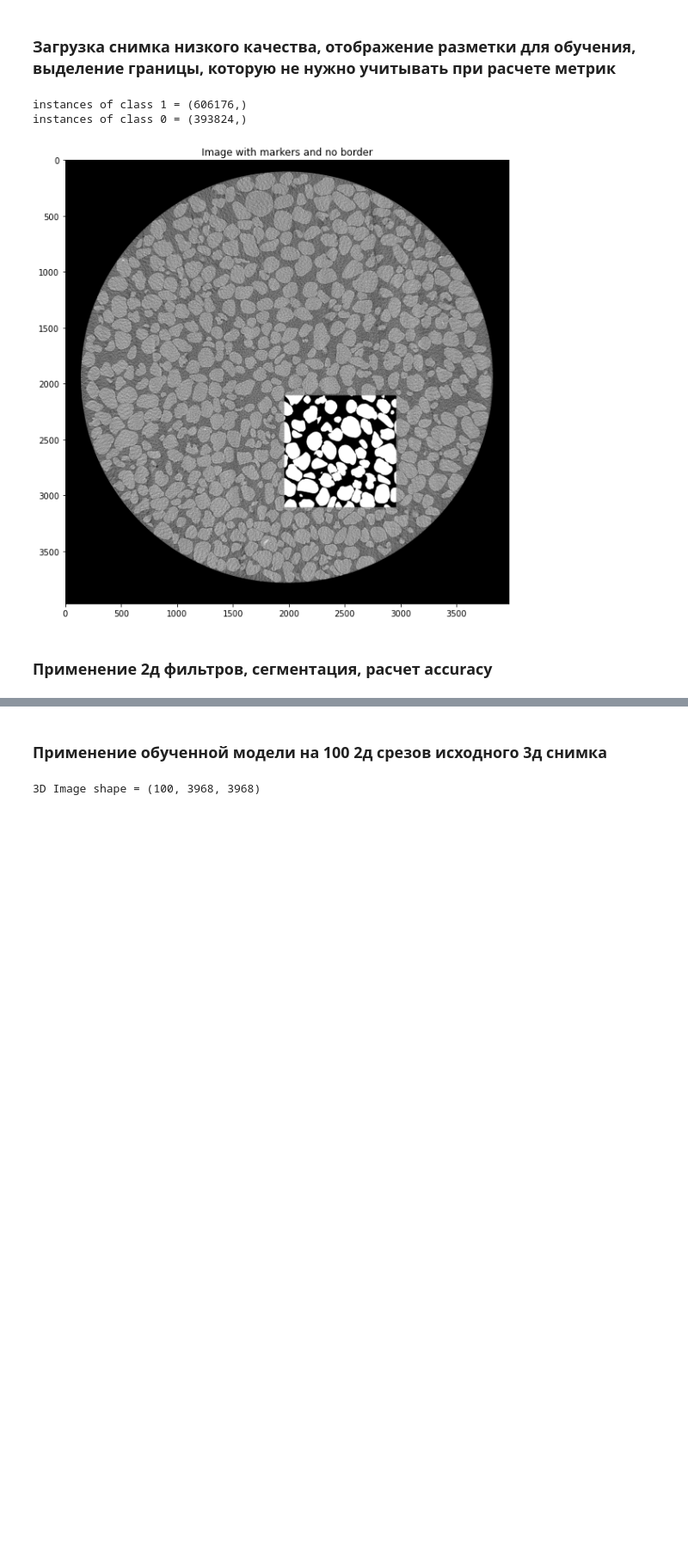
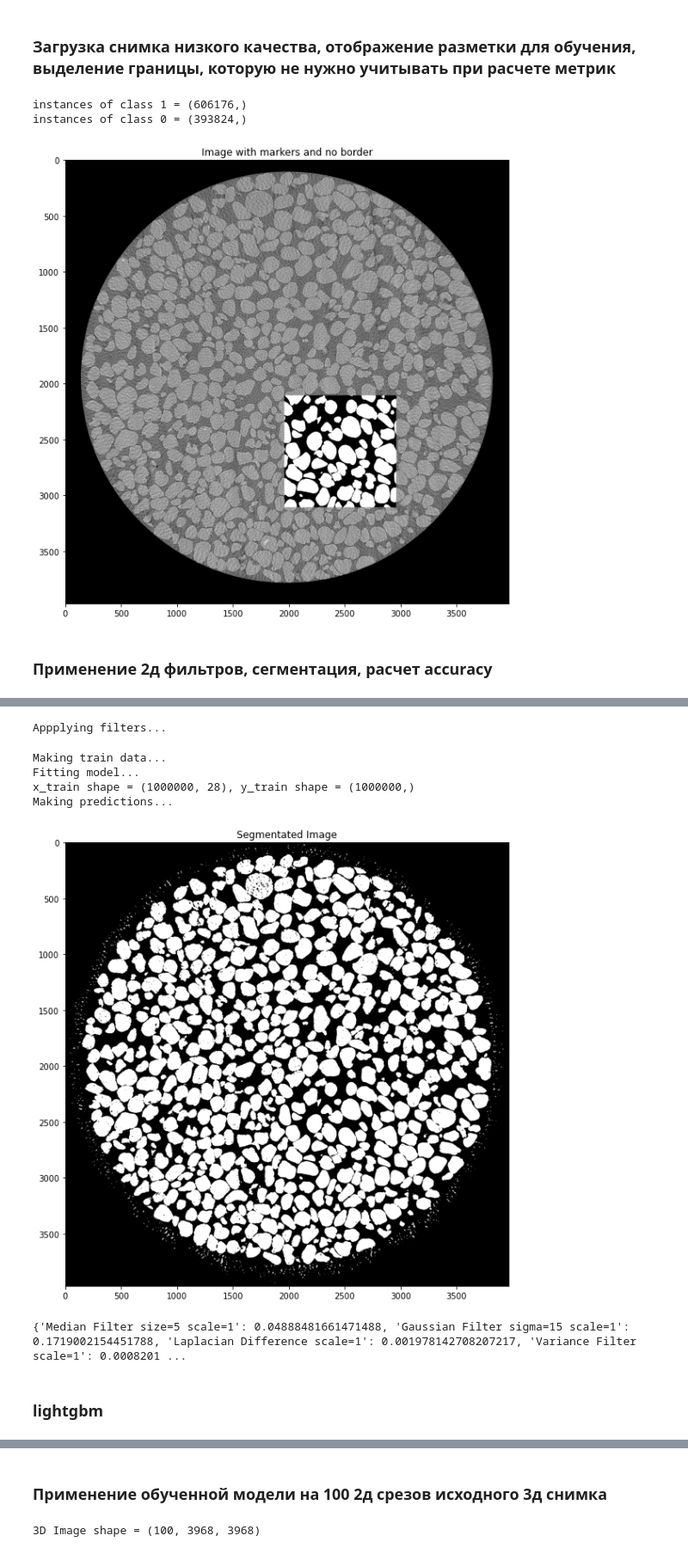
Before and after one commit to maxxxims/segmentation, a Jupyter notebook: frontend.ipynb, the cells around one changed output, grey strips where cells are left out. Shown at 86% size. Cells and saved outputs as stored; diff of their text form; code cells hidden in the pictures; blank space fills up the shorter version.

```diff
--- a/frontend.ipynb
+++ b/frontend.ipynb
@@ -57,0 +122,37 @@ Making predictions...
+# %%
+%matplotlib inline
+
+
+
+filters_ = [
+            filters_2d.MedianFilter(size=5),   filters_2d.GaussianFilter(15),  filters_2d.LaplacianDifference(),
+            filters_2d.VarianceFilter(size=3), filters_2d.HighPassFilter(k=9), filters_2d.BaseFilter2D(),
+            filters_2d.Erosion(size=3), filters_2d.Dilation(size=3),
+            filters_2d.Closing(size=3), filters_2d.Opening(size=3)
+          ]
+
+for scale in [2, 4, 8]:
+    filters_ += [
+            filters_2d.MedianFilter(size=5, scale=scale),   filters_2d.GaussianFilter(15, scale=scale),  filters_2d.LaplacianDifference(scale=scale),
+            filters_2d.VarianceFilter(size=3, scale=scale), filters_2d.HighPassFilter(k=9, scale=scale), filters_2d.BaseFilter2D(scale=scale),
+                ]
+
+
+sgm = Segmentation(model=RandomForestClassifier(n_jobs=-1), filters=filters_)
+
+result = sgm.fit_and_predict(image, markers)
+result.show(title='Segmentated Image')
+
+ground_truth = Image(path_to_image=FOLDER.segmented_folder[0], dim=2)
+print(sgm.feature_weights())
+Evaluator.evaluate(result, ground_truth, markers, border_marker, Accuracy)
+# %% [output]
+Appplying filters...
+Making train data...
+Fitting model...
+x_train shape = (1000000, 28), y_train shape = (1000000,)
+Making predictions...
+[figure, added]
+{'Median Filter size=5 scale=1': 0.04888481661471488, 'Gaussian Filter sigma=15 scale=1': 0.1719002154451788, 'Laplacian Difference scale=1': 0.001978142708207217, 'Variance Filter scale=1': 0.0008201 ...
+# %% [markdown]
+### lightgbm
```
Also changed, not shown: parts of 31 cells of this notebook, 29 other files.
